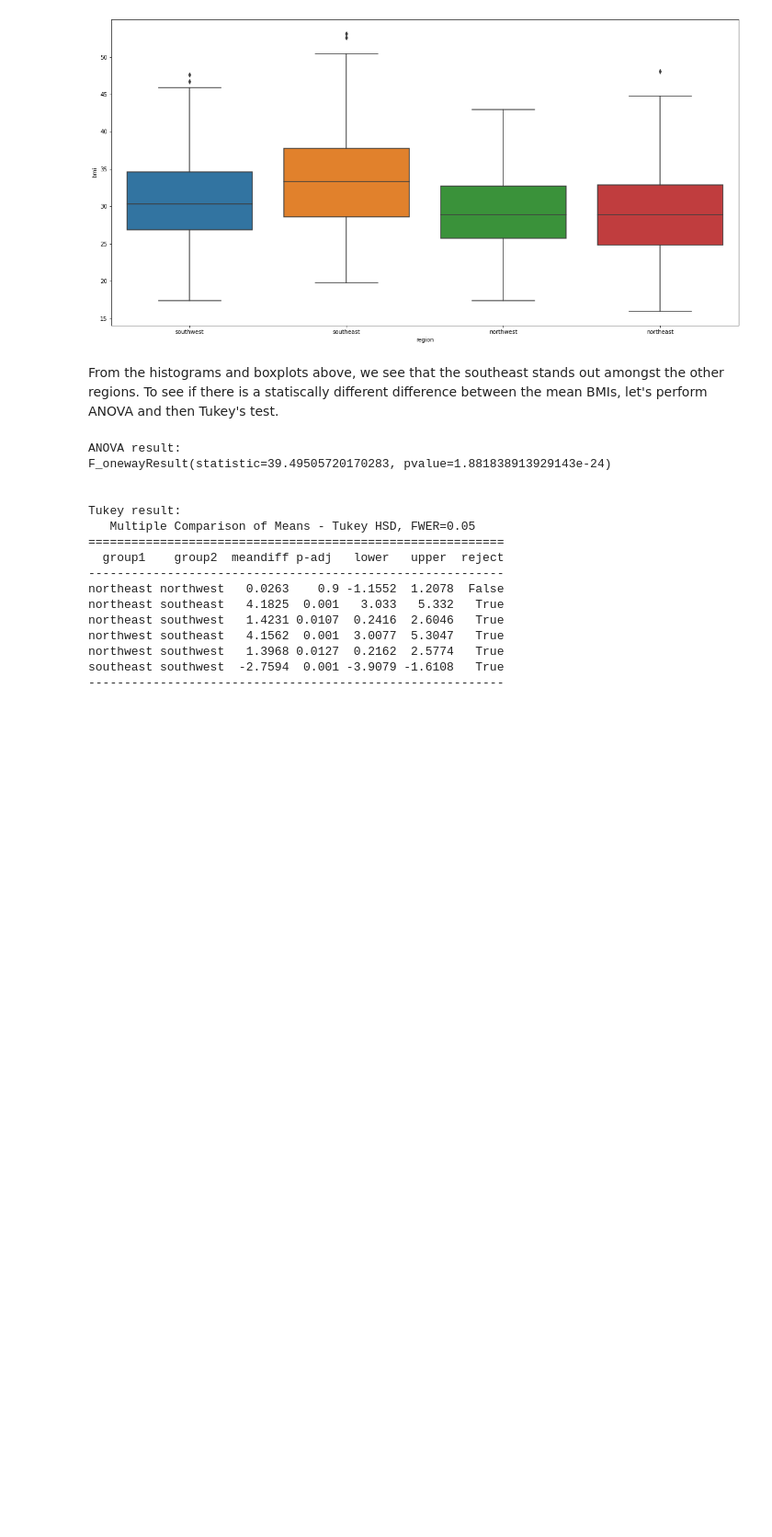
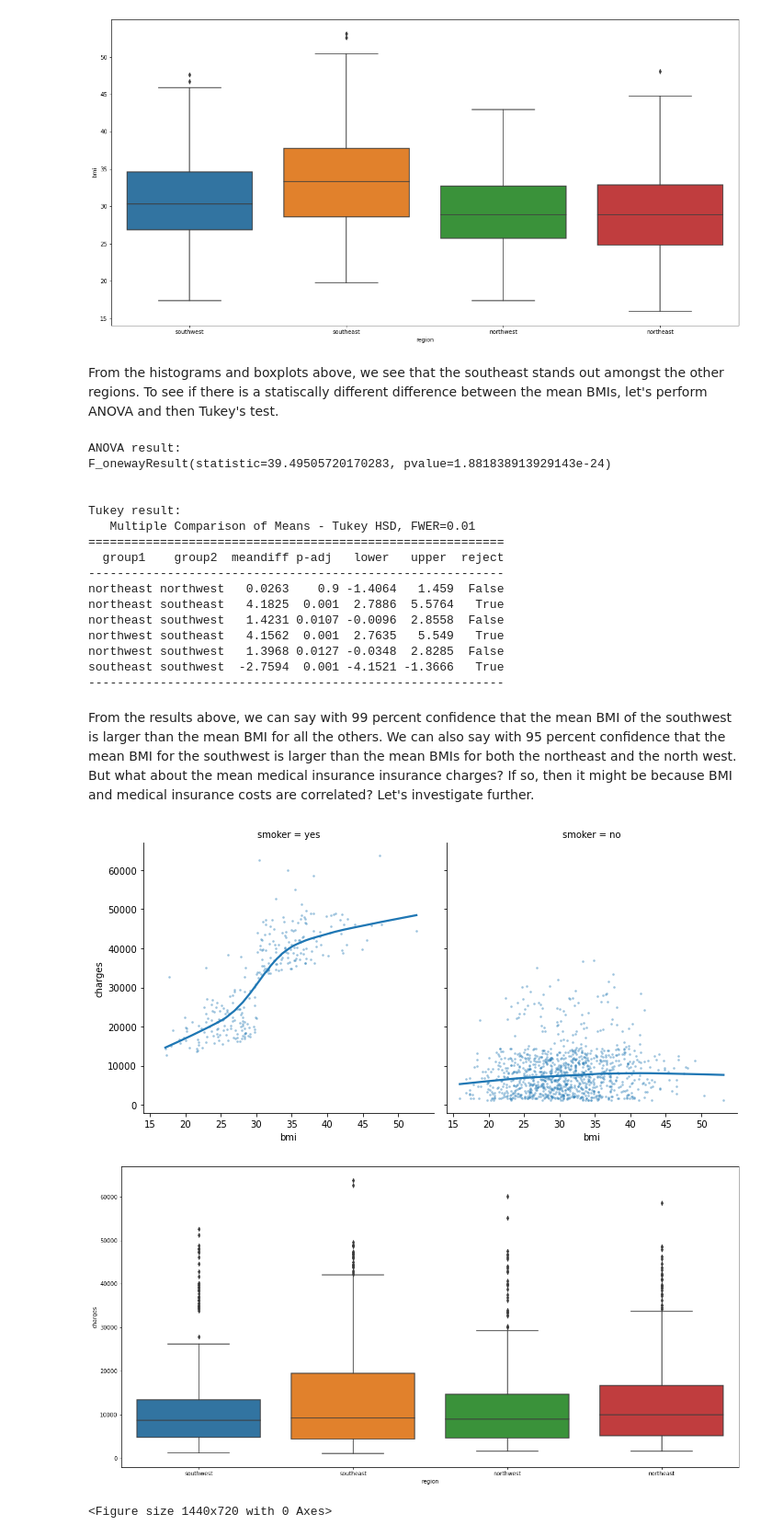
Before and after one commit to AbdullaK123/Portfolio, a Jupyter notebook: Medical_Insurance_Project.ipynb, the cells around one changed output. Shown at 92% size. Cells and saved outputs as stored; diff of their text form; code cells hidden in the pictures; blank space fills up the shorter version.

```diff
--- a/Medical_Insurance_Project.ipynb
+++ b/Medical_Insurance_Project.ipynb
@@ -477,21 +475,37 @@ print('ANOVA result:')
 print(f_oneway(SW.bmi,SE.bmi,NW.bmi,NE.bmi))
 print('\n')
 print('Tukey result:')
-print(pairwise_tukeyhsd(df['bmi'],df['region'],0.05))
+print(pairwise_tukeyhsd(df['bmi'],df['region'],0.01))
 # %% [output]
 ANOVA result:
 F_onewayResult(statistic=39.49505720170283, pvalue=1.881838913929143e-24)
 
 
 Tukey result:
-   Multiple Comparison of Means - Tukey HSD, FWER=0.05
+   Multiple Comparison of Means - Tukey HSD, FWER=0.01
 ==========================================================
   group1    group2  meandiff p-adj   lower   upper  reject
 ----------------------------------------------------------
-northeast northwest   0.0263    0.9 -1.1552  1.2078  False
-northeast southeast   4.1825  0.001   3.033   5.332   True
-northeast southwest   1.4231 0.0107  0.2416  2.6046   True
-northwest southeast   4.1562  0.001  3.0077  5.3047   True
-northwest southwest   1.3968 0.0127  0.2162  2.5774   True
-southeast southwest  -2.7594  0.001 -3.9079 -1.6108   True
+northeast northwest   0.0263    0.9 -1.4064   1.459  False
+northeast southeast   4.1825  0.001  2.7886  5.5764   True
+northeast southwest   1.4231 0.0107 -0.0096  2.8558  False
+northwest southeast   4.1562  0.001  2.7635   5.549   True
+northwest southwest   1.3968 0.0127 -0.0348  2.8285  False
+southeast southwest  -2.7594  0.001 -4.1521 -1.3666   True
 ----------------------------------------------------------
+# %% [markdown]
+From the results above, we can say with 99 percent confidence that the mean BMI of the southwest is larger than the mean BMI for all the others. We can also say with 95 percent confidence that the mean BMI for the southwest is larger than the mean BMIs for both the northeast and the north west. But what about the mean medical insurance insurance charges? If so, then it might be because BMI and medical insurance costs are correlated? Let's investigate further.
+# %%
+sns.lmplot(data=df,x='bmi',y='charges',col='smoker',lowess=True,scatter_kws={'s':3,'alpha':0.3})
+plt.show()
+plt.clf()
+
+
+ax2=plt.subplot()
+sns.boxplot(data=df,x='region',y='charges')
+plt.show()
+plt.clf()
+# %% [output]
+[figure, added]
+[figure, added]
+<Figure size 1440x720 with 0 Axes>
```
Also changed, not shown: parts of 4 cells of this notebook.
